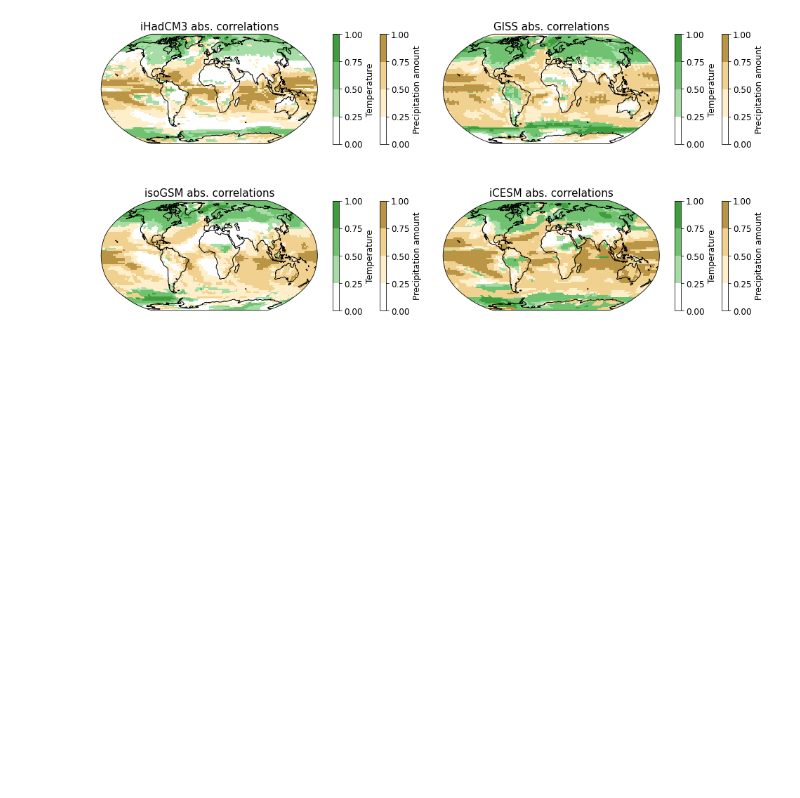
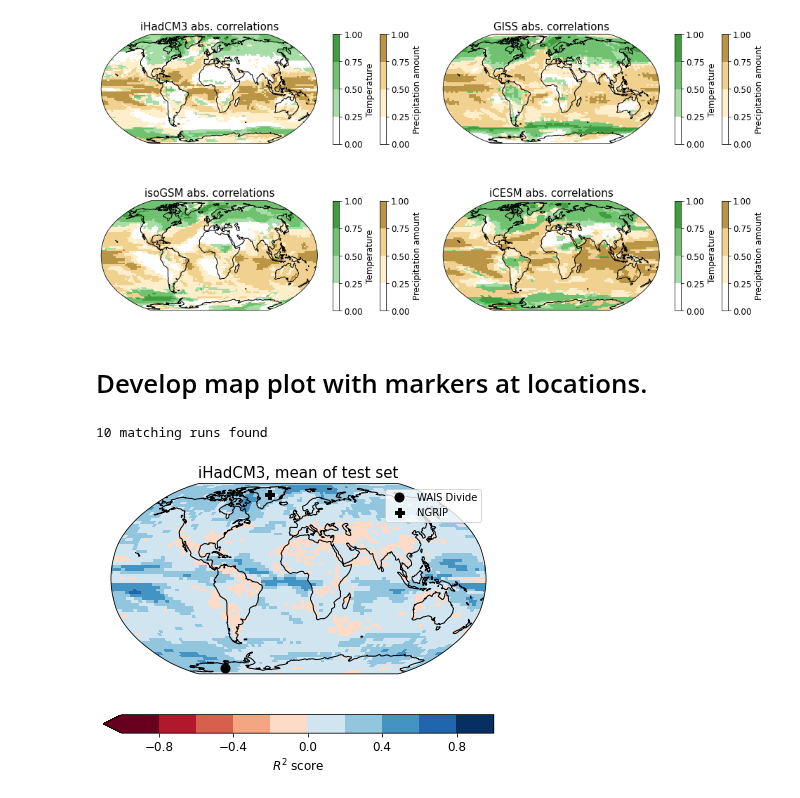
Before and after one commit to jonathanwider/isoEm, a Jupyter notebook: Plot_correlations_meanstate_variance.ipynb, the cells around one changed output. Saved outputs shown, nothing was run; the diff lists cells and outputs as text; code cells hidden in the pictures; blank space fills up the shorter version.

Commit message:
plotting functions
plotting data:
- with markers
- timeseries

```diff
--- a/Plot_correlations_meanstate_variance.ipynb
+++ b/Plot_correlations_meanstate_variance.ipynb
@@ -142,3 +142,5 @@ plt.savefig("Images/corrs.jpg")
 plt.show()
 # %% [output]
 [figure]
+# %% [markdown]
+# Develop map plot with markers at locations.
@@ -144,0 +151,35 @@ plt.show()
+# %%
+conditions_tas = {
+    "DATASET_DESCRIPTION": {"PREDICTOR_VARIABLES" : {"tsurf": ["tsurf"]},
+                            "PRECIP_WEIGHTING" : False
+                           },
+    "MODEL_TRAINING_DESCRIPTION": {"MODEL_TYPE": "UNet_Flat",
+                                  "USE_COORD_CONV": True,
+                                  "USE_CYLINDRICAL_PADDING": True,
+                                  "LOSS": "Masked_AreaWeightedMSELoss",
+                                  }
+}
+descriptions_tas, predictions_tas, gt_tas, masks_tas = load_data_for_comparison("Output/Reproduce_new/", conditions_tas)
+r2_tas_mean = np.zeros(len(predictions_tas))
+r2_tas = np.zeros((len(predictions_tas), *predictions_tas[0].shape[1:]))
+
+for i in range(len(predictions_tas)):
+    r2_tas[i] = get_r2(predictions_tas[i], gt_tas[i])
+    r2_tas_mean[i] = get_weighted_average(get_r2(predictions_tas[i], gt_tas[i]), descriptions_tas[i]["DATASET_DESCRIPTION"])
+# %% [output]
+10 matching runs found
+# %%
+locs = np.array([[-79.5,-112.1],[75.1,-42.3]]) # ,[-75.1, 123.4],[-75.0, 0.1]])
+locs[:,1] = locs[:,1]%360
+locs_labels = ["WAIS Divide", "NGRIP"] # ,"EPICA - Concordia", "EPICA - Kohnen"]
+
+n_rows=1
+n_cols=1
+
+fig, ax = plt.subplots(nrows=n_rows, ncols=n_cols, figsize=np.array([n_cols, n_rows])*r2_style["FIGSIZE"], subplot_kw={'projection': r2_style["PROJECTION"]})
+plot_map_markers(ax, locs, np.nanmean(r2_tas,axis=(0,1)), descriptions_tas[0]["DATASET_DESCRIPTION"], style=r2_style,
+            title=descriptions_tas[0]["DATASET_DESCRIPTION"]["CLIMATE_MODEL"]+", mean of test set", locs_labels=locs_labels)
+
+plt.show()
+# %% [output]
+[figure, added]
```
Also changed, not shown: parts of 4 cells of this notebook, 2 other files.
